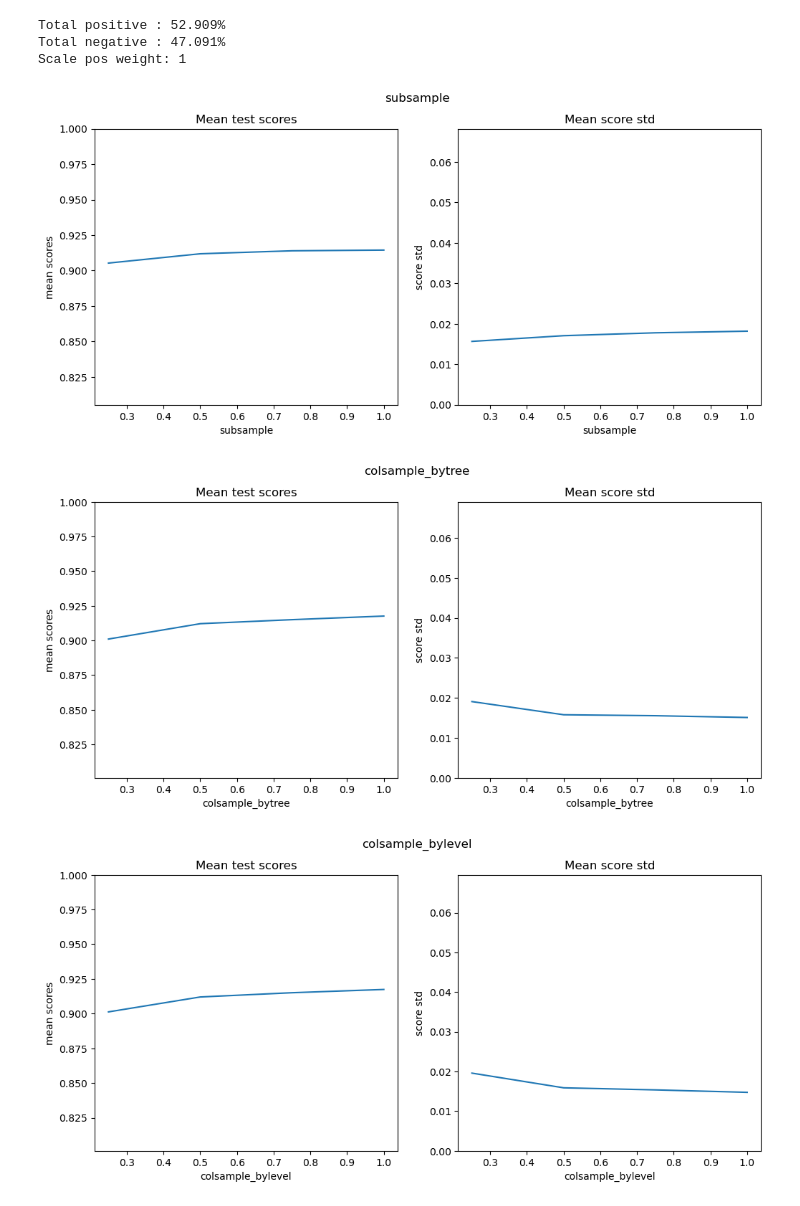
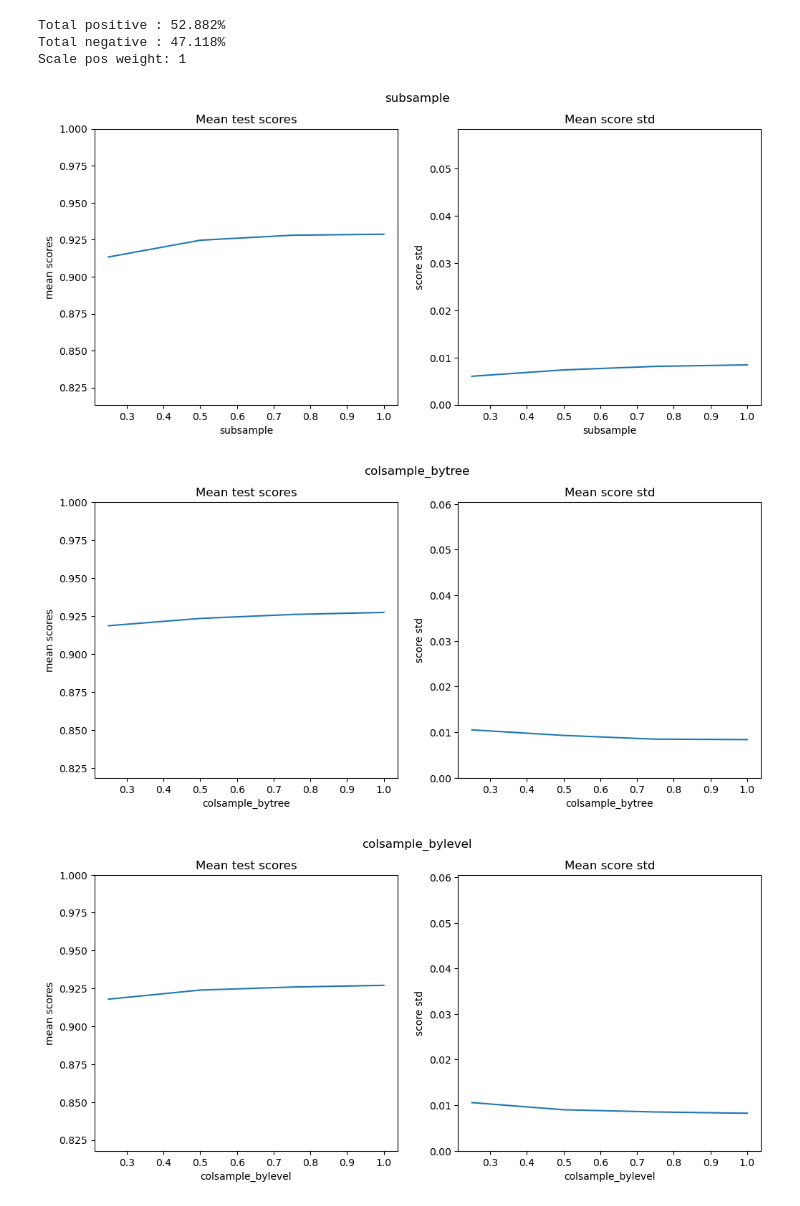
Before and after one commit to NotFrancee/bsic_hephaestus_paper, a Jupyter notebook: src/xgboost/xgboost.ipynb, the cells around one changed output. Drawn from its saved outputs; the diff is of its cells as text; code cells hidden in the pictures.

```diff
--- a/src/xgboost/xgboost.ipynb
+++ b/src/xgboost/xgboost.ipynb
@@ -1,9 +1,3 @@
-# %%
-space = dict()
-space['subsample'] = [0.25, 0.5, 0.75, 1.0] # row sampling
-space['colsample_bytree'] = [0.25, 0.5, 0.75, 1.0] # column sampling
-space['colsample_bylevel'] = [0.25, 0.5, 0.75, 1.0] # column sampling at each split
-space['eta'] = [0.1, 0.2, 0.3] # Learning rate
 # %%
 import numpy as np
 import matplotlib.pyplot as plt
@@ -90,13 +84,9 @@ def tune_xgboost(X, y, space, n_estimators=500, balance=False):
     return result.best_params_, best_model
 # %%
 # import data
-data = pd.read_csv('../../data/data_stationary_labeled.csv')
+data = pd.read_csv('../../data/definitive_dataset.csv')
 data['date'] = pd.to_datetime(data['date'])
 
 # load selected features with pickle
 with open('../../data/selected_features.pkl', 'rb') as f:
     selected_features = pickle.load(f)
-# %%
-data.loc[data['return'] == 0, 'target'] = 0
-data.dropna(subset=['target'], inplace=True)
-data.drop(columns=['lagged_price', 'return'], inplace=True)
@@ -120,17 +176,17 @@ Training features:
 # %%
 space = dict()
 space['subsample'] = [0.25, 0.5, 0.75, 1.0] # row sampling
 space['colsample_bytree'] = [0.25, 0.5, 0.75, 1.0] # column sampling
 space['colsample_bylevel'] = [0.25, 0.5, 0.75, 1.0] # column sampling at each split
-space['eta'] = [0.1, 0.2, 0.3] # Learning rate
+space['eta'] = [0.2, 0.3, 0.4] # Learning rate
 
 n_estimators = 300
 
 best_parameters, best_model = tune_xgboost(X, y, space, n_estimators=n_estimators, balance=False)
 # %% [output]
-Total positive : 52.909%
-Total negative : 47.091%
+Total positive : 52.882%
+Total negative : 47.118%
 Scale pos weight: 1
-[figure, old version]
+[figure, new version]
-[figure, old version]
+[figure, new version]
-[figure, old version]
+[figure, new version]
```
Also changed, not shown: parts of 9 cells of this notebook, 2 other files.
